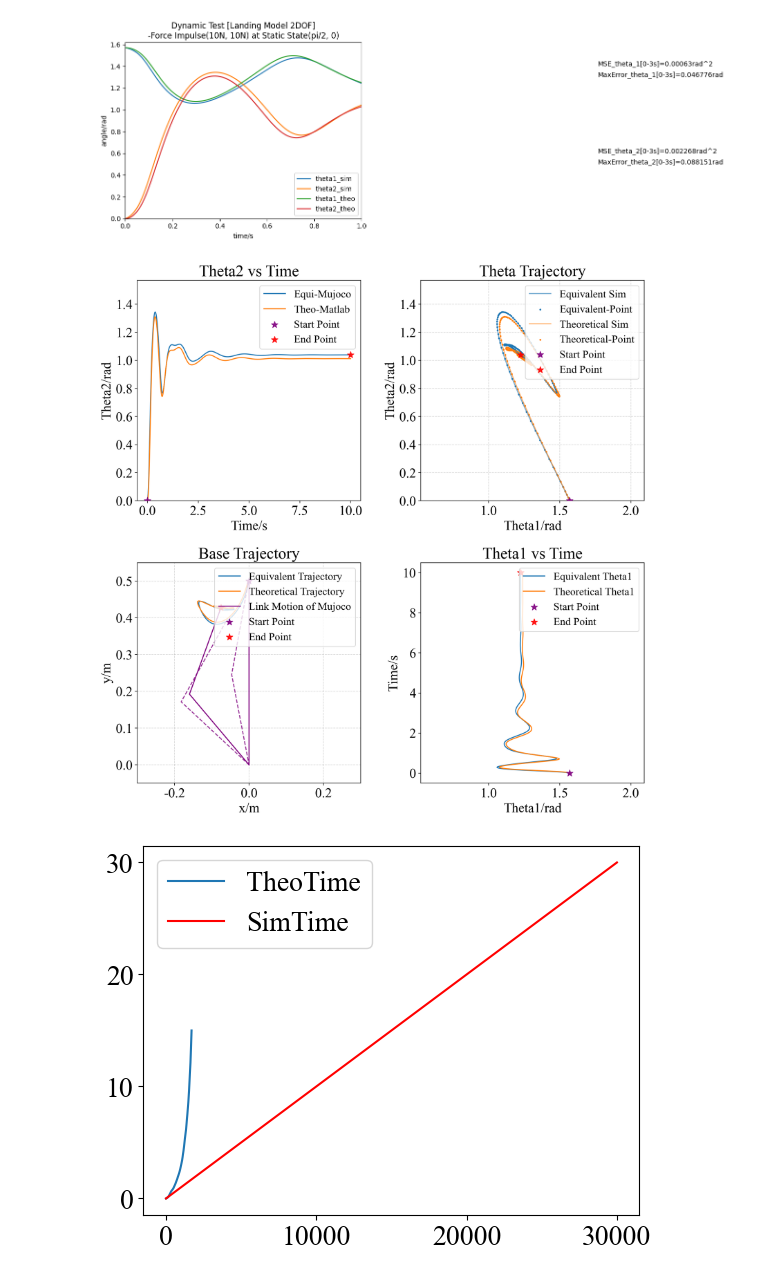
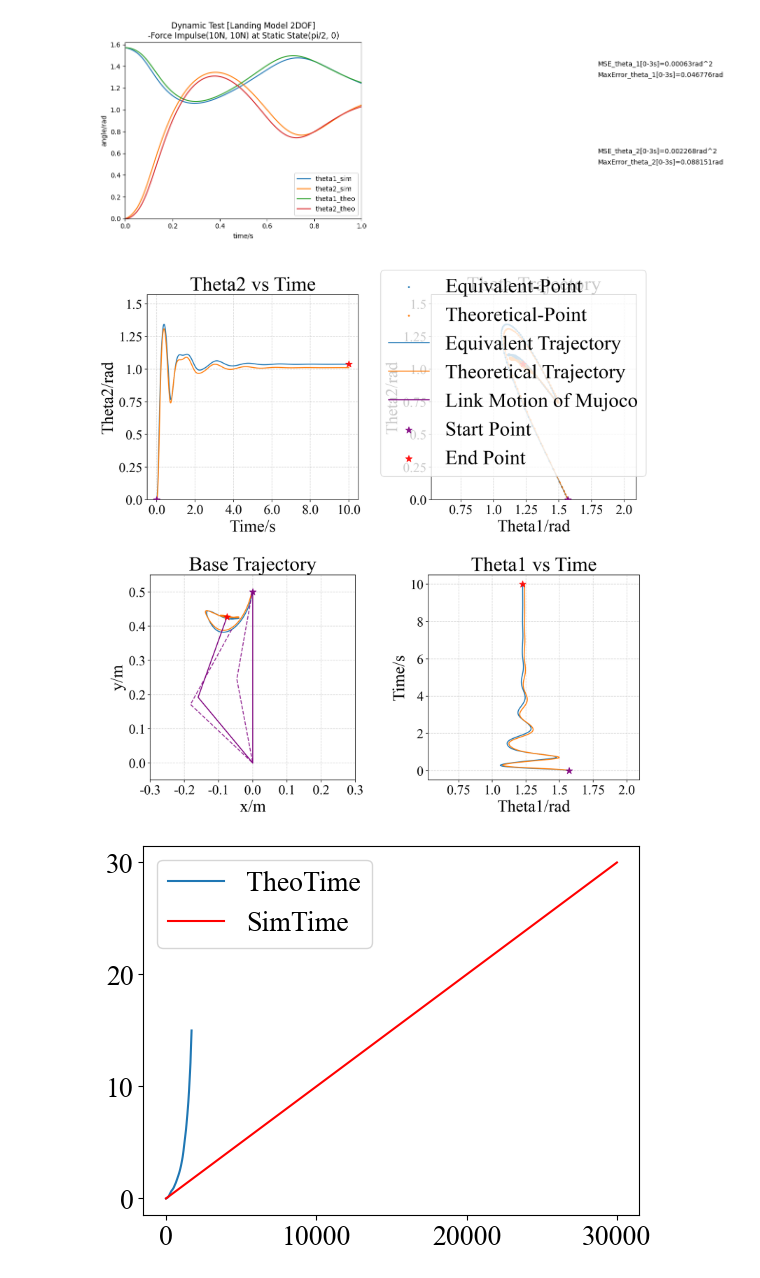
Before and after one commit to fly-pigTH/EquiMus, a Jupyter notebook: src/AtoB.ipynb, the cells around one changed output. Cells and saved outputs as stored; diff of their text form; code cells hidden in the pictures.

```diff
--- a/src/AtoB.ipynb
+++ b/src/AtoB.ipynb
@@ -135,13 +135,17 @@ from matplotlib import rcParams
 config = {
     "font.family":'Times New Roman',  # 设置字体类型
     "axes.unicode_minus": False, #解决负号无法显示的问题
-    "font.size": 16,  # 设置字体大小
+    "font.size": 30,  # 设置字体大小
+    "axes.titlesize": 30,  # 设置标题字体大小
+    "axes.labelsize": 25,  # 设置坐标轴标签字体大小
+    "xtick.labelsize": 20,  # 设置x轴刻度字体大小
+    "ytick.labelsize": 20,  # 设置y轴刻度字体大小
 }
 rcParams.update(config)
 
 legendSet = {
     'loc': 'upper right',
-    'fontsize': 12,
+    'fontsize': 30,
 }
 
 # 绘图函数
@@ -162,12 +166,13 @@ def update_plot():
 
     # --- 左上：时间曲线 ---
     # axs[0, 0].plot(t_interp, theta1_mujoco, label='Mujoco theta1')
-    axs[0, 0].plot(t_interp, theta2_mujoco, label='Equi-Mujoco')
+    axs[0, 0].plot(t_interp, theta2_mujoco)
     # axs[0, 0].plot(t_interp, theta1_matlab, label='Matlab theta1')
-    axs[0, 0].plot(t_interp, theta2_matlab, label='Theo-Matlab')
+    axs[0, 0].plot(t_interp, theta2_matlab)
     axs[0, 0].set_xlabel('Time/s')
     axs[0, 0].set_ylabel('Theta2/rad')
     axs[0, 0].set_title('Theta2 vs Time')
+    axs[0, 0].grid(True, linestyle='--', alpha=0.5)
 
     # 绘制角度限制横线
     # axs[0, 0].axhline(y=math.pi*2/3, color='r', linestyle='--', label='Theta1 Limit')
@@ -176,20 +181,26 @@ def update_plot():
     # axs[0, 0].axhline(y=0, color='b', linestyle='--', label='Theta1 Start')
 
     # 标注起始点
-    axs[0, 0].scatter(t_interp[0], theta2_mujoco[0], s=100, color='purple', label='Start Point', marker='*', alpha=0.9, zorder=5)
-    axs[0, 0].scatter(t_interp[-1], theta2_mujoco[-1], s=100, color='red', label='End Point', marker='*', alpha=0.9, zorder=5)
-    axs[0, 0].legend(**legendSet)
+    axs[0, 0].scatter(t_interp[0], theta2_mujoco[0], s=100, color='purple', marker='*', alpha=0.9, zorder=5)
+    axs[0, 0].scatter(t_interp[-1], theta2_mujoco[-1], s=100, color='red', marker='*', alpha=0.9, zorder=5)
+    # axs[0, 0].legend(**legendSet)
 
     edge = math.pi/6 * 0
     axs[0, 0].set_ylim([0, math.pi/2])
+    axs[0, 0].set_xlim([-0.5, 10.5])
+    # 设置tiks
+    axs[0, 0].set_xticks(np.arange(0, 10.5, 2))
+    axs[0, 0].set_xticklabels([f'{round(i, 0)}' for i in np.arange(0, 10.5, 2)])
+    axs[0, 0].set_yticks(np.arange(0, math.pi/2+edge, 0.25))
+    axs[0, 0].set_yticklabels([f'{round(i, 2)}' for i in np.arange(0, math.pi/2+edge, 0.25)])
+
 
     # --- 右上：轨迹图 ---
-    axs[0, 1].plot(theta1_mujoco, theta2_mujoco, label='Equivalent Sim', alpha=0.6)  # 连线
+    axs[0, 1].plot(theta1_mujoco, theta2_mujoco, alpha=0.6)  # 连线
     axs[0, 1].scatter(theta1_mujoco, theta2_mujoco, s=3, label='Equivalent-Point')  # 散点
 
-    axs[0, 1].plot(theta1_matlab, theta2_matlab, label='Theoretical Sim', alpha=0.6)  # 连线
+    axs[0, 1].plot(theta1_matlab, theta2_matlab, alpha=0.6)  # 连线
     axs[0, 1].scatter(theta1_matlab, theta2_matlab, s=3, label='Theoretical-Point')  # 散点
-
 
     # 绘制角度方格——一个方形
     # rect = plt.Rectangle((math.pi/6, 0), math.pi*2/3-math.pi/6, math.pi/2, linewidth=1, edgecolor='r', facecolor='none')
@@ -200,14 +211,20 @@ def update_plot():
     axs[0, 1].set_title('Theta Trajectory')
     axs[0, 1].set_xlim([math.pi/6-edge, math.pi*2/3+edge])
     axs[0, 1].set_ylim([0-edge, math.pi/2+edge])
-    # axs[0, 1].set_aspect('equal')
+    # 设置网格等距
+    axs[0, 1].set_aspect('equal', adjustable='box')
     axs[0, 1].grid(True, linestyle='--', alpha=0.5)
+    # 设置xtic
+    axs[0, 1].set_xticks(np.arange(0.75, math.pi*2/3+edge, 0.25))
+    axs[0, 1].set_xticklabels([f'{round(i, 2)}' for i in np.arange(0.75, math.pi*2/3+edge, 0.25)])
+    axs[0, 1].set_yticks(np.arange(0, math.pi/2+edge, 0.25))
+    axs[0, 1].set_yticklabels([f'{round(i, 2)}' for i in np.arange(0, math.pi/2+edge, 0.25)])
 
     # end point
-    axs[0, 1].scatter(theta1_mujoco[0], theta2_mujoco[0], s=100, color='purple', label='Start Point', marker='*', alpha=0.9, zorder=5)
-    axs[0, 1].scatter(theta1_mujoco[-1], theta2_mujoco[-1], s=100, color='red', label='End Point', marker='*', alpha=0.9, zorder=5)
+    axs[0, 1].scatter(theta1_mujoco[0], theta2_mujoco[0], s=100, color='purple', marker='*', alpha=0.9, zorder=5)
+    axs[0, 1].scatter(theta1_mujoco[-1], theta2_mujoco[-1], s=100, color='red', marker='*', alpha=0.9, zorder=5)
 
-    axs[0, 1].legend(**legendSet)
+    # axs[0, 1].legend(**legendSet)
 
 
     # --- 左下：a_1cos(theta1) + a_2cos(theta2) ---
@@ -275,43 +292,59 @@ def update_plot():
 
     axs[1, 0].set_xlabel('x/m')
     axs[1, 0].set_ylabel('y/m')
 
     axs[1, 0].set_xlim([-0.3, 0.3])
     axs[1, 0].set_ylim(np.array([-0.05, 0.55]))
-    # equal
-    # axs[1, 0].set_aspect('equal', adjustable='box')
+
+    # 设置tiks
+    axs[1, 0].set_xticks(np.arange(-0.3, 0.35, 0.1))
+    axs[1, 0].set_xticklabels([f'{round(i, 2)}' for i in np.arange(-0.3, 0.35, 0.1)])
+    axs[1, 0].set_yticks(np.arange(0, 0.55, 0.1))
+    axs[1, 0].set_yticklabels([f'{round(i, 2)}' for i in np.arange(0, 0.55, 0.1)])
+
+    # 设置网格等距
+    axs[1, 0].set_aspect('equal', adjustable='box')
     axs[1, 0].grid(True, linestyle='--', alpha=0.5)
     axs[1, 0].set_title('Base Trajectory')
-    axs[1, 0].legend(**legendSet)
+    # axs[1, 0].legend(**legendSet)
 
 
     # --- 右下：theta2随时间变化 ---
-    axs[1, 1].plot(theta1_mujoco, t_interp, label='Equivalent Theta1')
-    axs[1, 1].plot(theta1_matlab, t_interp, label='Theoretical Theta1')
+    axs[1, 1].plot(theta1_mujoco, t_interp)
+    axs[1, 1].plot(theta1_matlab, t_interp)
 
     axs[1, 1].set_xlabel('Theta1/rad')
     axs[1, 1].set_ylabel('Time/s')
 
     # 标注起始点
-    axs[1, 1].scatter(theta1_mujoco[0], t_interp[0], s=100, color='purple', label='Start Point', marker='*', alpha=0.9, zorder=5)
-    axs[1, 1].scatter(theta1_mujoco[-1], t_interp[-1], s=100, color='red', label='End Point', marker='*', alpha=0.9, zorder=5)
+    axs[1, 1].scatter(theta1_mujoco[0], t_interp[0], s=100, color='purple', marker='*', alpha=0.9, zorder=5)
+    axs[1, 1].scatter(theta1_mujoco[-1], t_interp[-1], s=100, color='red', marker='*', alpha=0.9, zorder=5)
 
-    axs[1, 1].legend(**legendSet)
+    # axs[1, 1].legend(**legendSet)
     axs[1, 1].set_title('Theta1 vs Time')
     axs[1, 1].set_xlim([math.pi/6, math.pi*2/3])
+    # 设置网格等距
+    # axs[1, 1].set_aspect('equal', adjustable='box')
+    axs[1, 1].grid(True, linestyle='--', alpha=0.5)
 
-    # 设置每个子图的纵横比为相等的正方形
+    # 设置tiks
+    axs[1, 1].set_xticks(np.arange(0.75, math.pi*2/3, 0.25))
+    axs[1, 1].set_xticklabels([f'{round(i, 2)}' for i in np.arange(0.75, math.pi*2/3, 0.25)])
+    axs[1, 1].set_yticks(np.arange(0, 11, 2))
+    axs[1, 1].set_yticklabels([f'{round(i, 1)}' for i in np.arange(0, 11, 2)])
 
 
     plt.tight_layout()
+    fig.legend(loc='upper right', fontsize=legendSet['fontsize'])
     plt.show()
+    # 将所有子图的图例集中到一个位置
 
 # # 显示交互绘图
 # interactive_plot = widgets.interactive(update_plot, si=si_slider, ei=ei_slider)
 # display(interactive_plot)
 update_plot()
 # %% [output]
-[figure, old version]
+[figure, new version]
 # %%
 # copy
 # 对比
```
Also changed, not shown: 6 other files.
